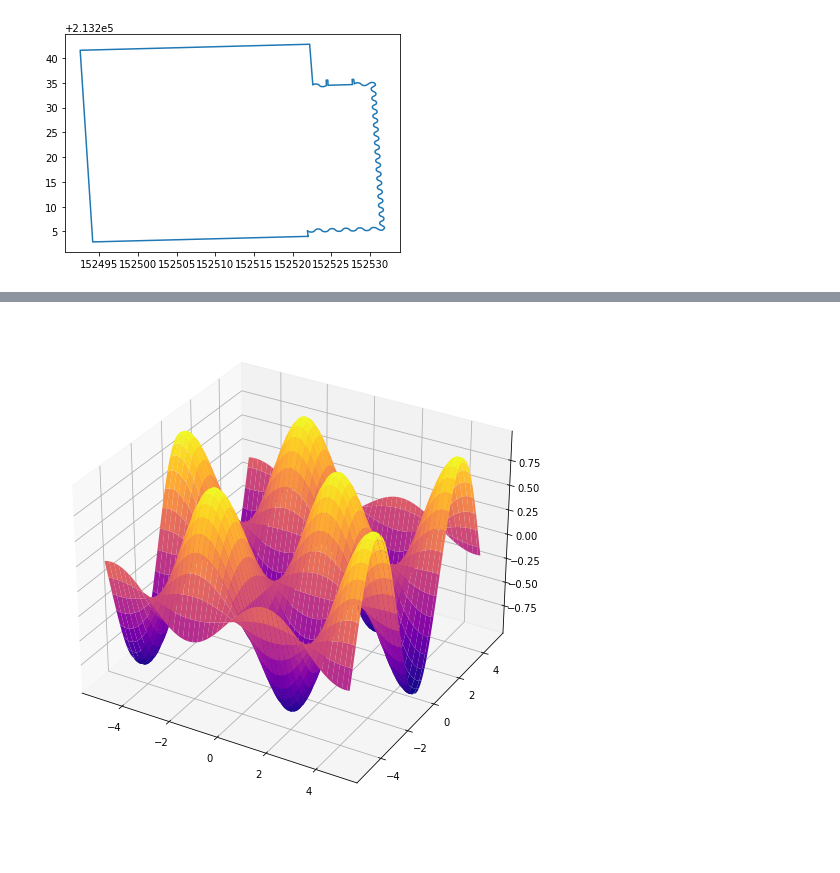
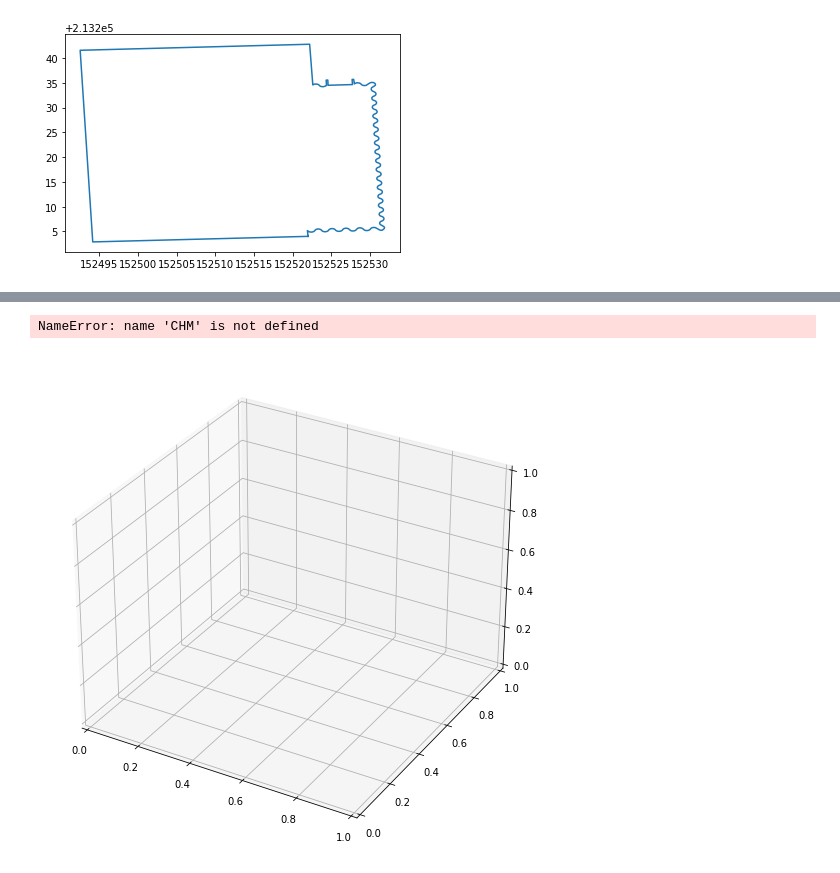
Before and after one commit to yusufakcakaya/3D-House-Project, a Jupyter notebook: 3D_HOUSE.ipynb, the cells around one changed output, grey strips where cells are left out. Saved outputs shown, nothing was run; the diff lists cells and outputs as text; code cells hidden in the pictures.

```diff
--- a/3D_HOUSE.ipynb
+++ b/3D_HOUSE.ipynb
@@ -103,15 +130,15 @@ response_API = requests.get('https://api.basisregisters.vlaanderen.be/v1/adresma
 
 
 coordinates = response_API['adresMatches'][0]['adresPositie']['point']['coordinates']
-x = coordinates[0]
-y = coordinates[1]
+x_coordinate = coordinates[0]
+y_coordinate = coordinates[1]
 
 gebouweenheden = requests.get(response_API['adresMatches'][0]['adresseerbareObjecten'][0]['detail']).json()
 gebouw = requests.get(gebouweenheden['gebouw']['detail']).json()
 polygon_list = gebouw['geometriePolygoon']['polygon']['coordinates'][0]
 
-print(x)
-print(y)
+print(x_coordinate)
+print(y_coordinate)
 # %% [output]
 152511.31
 213222.39
@@ -176,6 +205,4 @@ First, we need to read in the DSM and DTM rasters.
 # %%
 # raster masking nan values with help of masked
-DTM = rasterio.open(url_DTM)
-DSM = rasterio.open(url_DSM)
-DSM_read = DSM.read(1)
-DTM_read = DTM.read(1)
+#DTM = rioxarray.open_rasterio(url_DTM, masked=True)
+#DSM = rioxarray.open_rasterio(url_DSM, masked=True)
@@ -265,5 +232,0 @@ Text(0.5, 1.0, 'Digital Terrain Model')
-# %%
-plt.figure()
-plt.style.use('ggplot') # adds a style to improve the aesthetics
-canopy_k3.plot.hist()
-plt.title("Histogram of Canopy Height in Meters")
@@ -303,15 +233,16 @@ surface.plot().show(robust=True)
 # %%
 fig = plt.figure(figsize = [15,9])
 
 ax = plt.axes(projection = '3d')
 
-x_data = np.arange(-5, 5, 0.1)
-y_data = np.arange(-5, 5, 0.1)
+x_data = x_coordinate
+y_data = y_coordinate
 
 X, Y = np.meshgrid(x_data, y_data)
-Z = np.sin(X) * np.cos(Y)
+Z = CHM
 
 ax.plot_surface(X, Y, Z, cmap = 'plasma')
 plt.show()
 # %% [output]
+NameError: name 'CHM' is not defined
-[figure, old version]
+[figure, new version]
```
Also changed, not shown: parts of 35 cells of this notebook, 2 other files.
